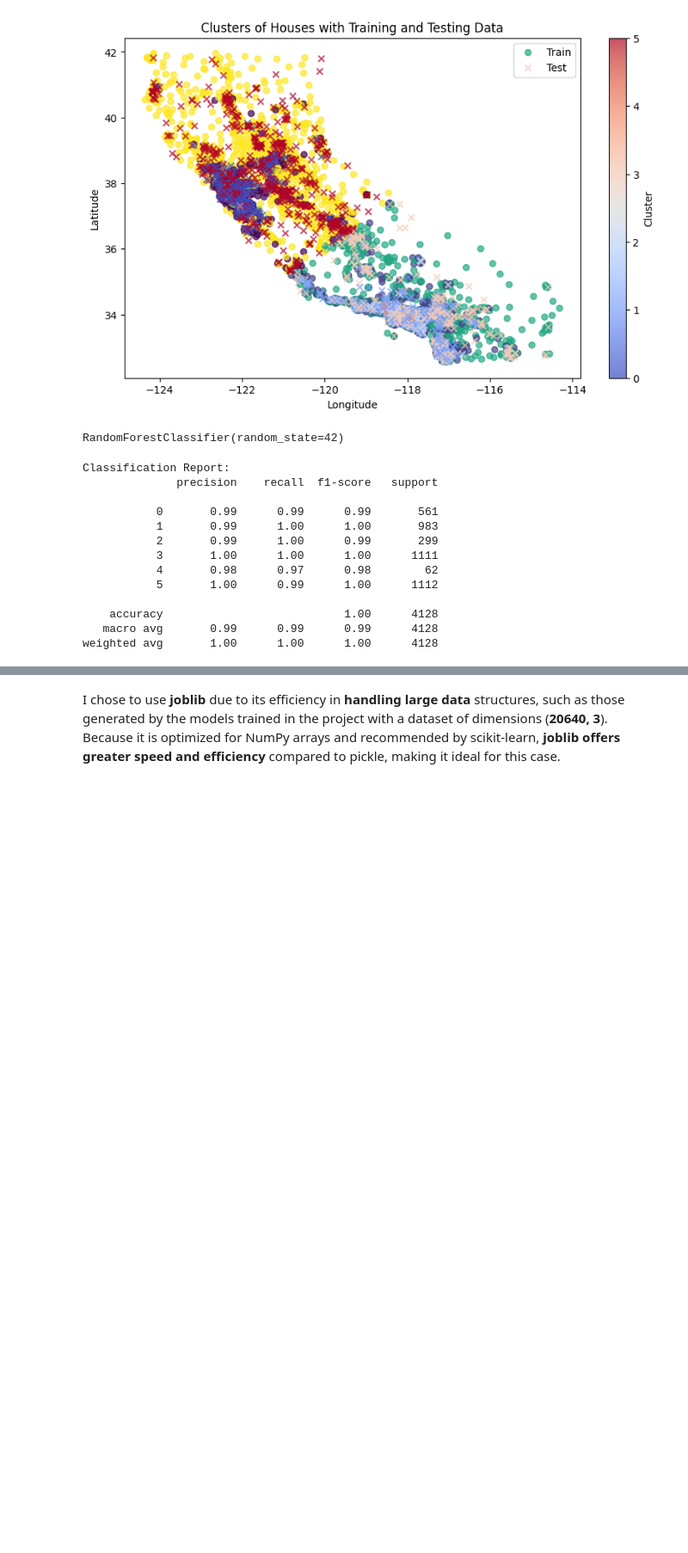
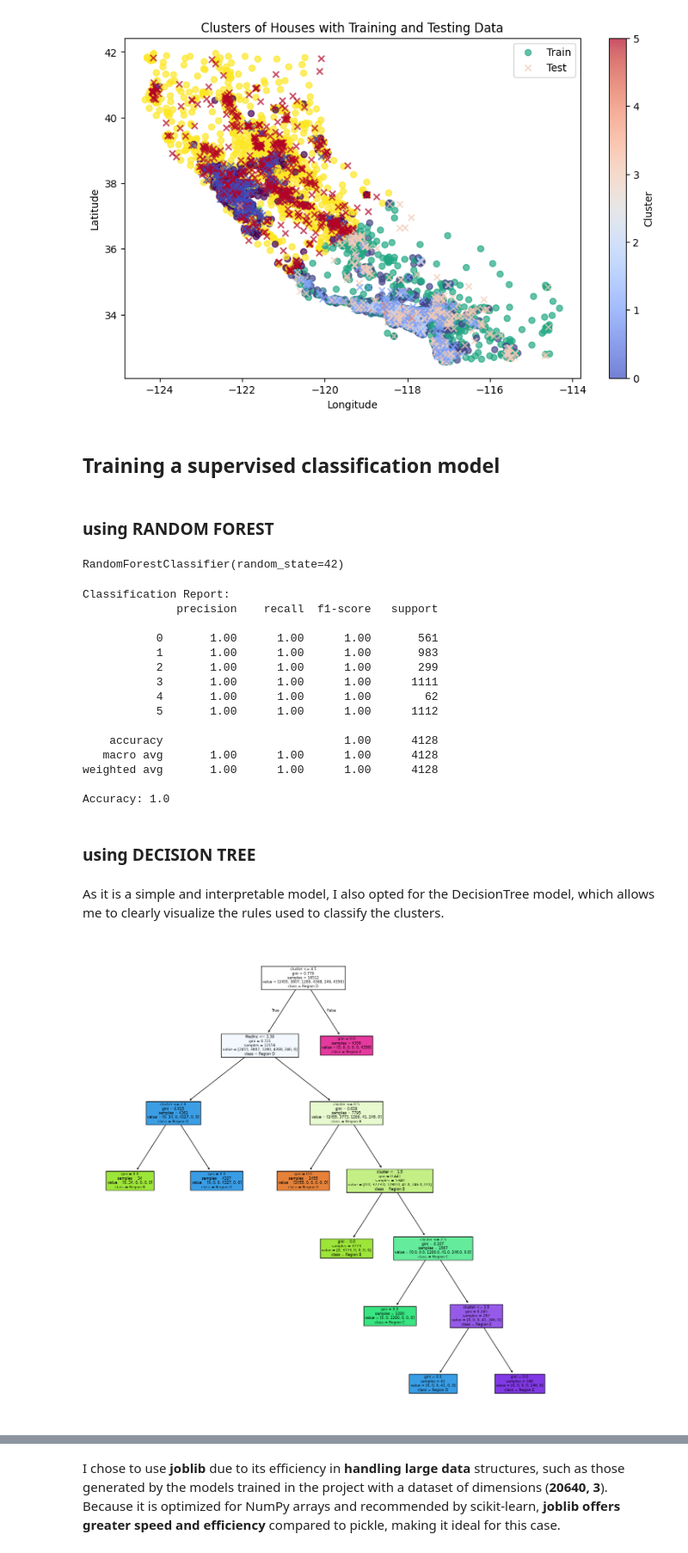
Before and after one commit to RitaViegas/RitaViegas---K-means-Project, a Jupyter notebook: src/explore.ipynb, the cells around one changed output, grey strips where cells are left out. Shown at 86% size. Cells and saved outputs as stored; diff of their text form; code cells hidden in the pictures; blank space fills up the shorter version.

```diff
--- a/src/explore.ipynb
+++ b/src/explore.ipynb
@@ -87,8 +179,12 @@ plt.legend()
 plt.show()
 # %% [output]
 [figure]
+# %% [markdown]
+## Training a supervised classification model
+# %% [markdown]
+### using RANDOM FOREST
 # %%
-rf = RandomForestClassifier(random_state=42)
-rf.fit(X_train[['Latitude', 'Longitude', 'MedInc']], X_train['cluster'])
+rf_model = RandomForestClassifier(random_state=42)
+rf_model.fit(X_train, y_train)
 # %% [output]
 RandomForestClassifier(random_state=42)
@@ -97,17 +193,37 @@ y_pred = rf.predict(X_test[['Latitude', 'Longitude', 'MedInc']])
 # %%
 print("Classification Report:")
-print(classification_report(X_test['cluster'], y_pred))
+print(classification_report(X_test['cluster'], y_pred_rf))
+
+accuracy_rf = accuracy_score(y_test, y_pred_rf)
+print(f"Accuracy: {accuracy_rf}")
 # %% [output]
 Classification Report:
               precision    recall  f1-score   support
 
-           0       0.99      0.99      0.99       561
-           1       0.99      1.00      1.00       983
-           2       0.99      1.00      0.99       299
+           0       1.00      1.00      1.00       561
+           1       1.00      1.00      1.00       983
+           2       1.00      1.00      1.00       299
            3       1.00      1.00      1.00      1111
-           4       0.98      0.97      0.98        62
-           5       1.00      0.99      1.00      1112
+           4       1.00      1.00      1.00        62
+           5       1.00      1.00      1.00      1112
 
     accuracy                           1.00      4128
-   macro avg       0.99      0.99      0.99      4128
+   macro avg       1.00      1.00      1.00      4128
 weighted avg       1.00      1.00      1.00      4128
+
+Accuracy: 1.0
+# %% [markdown]
+### using DECISION TREE
+# %% [markdown]
+As it is a simple and interpretable model, I also opted for the DecisionTree model, which allows me to clearly visualize the rules used to classify the clusters.
+# %%
+dt_model = DecisionTreeClassifier(random_state = 42)
+dt_model.fit(X_train, y_train)
+
+
+fig = plt.figure(figsize=(15,15))
+tree.plot_tree(dt_model, feature_names = list(X_train.columns), class_names = ["Region A", "Region B", "Region C", "Region D", "Region E", "Region F"], filled = True)
+
+plt.show()
+# %% [output]
+[figure, added]
```
Also changed, not shown: parts of 23 cells of this notebook, 3 other files.
